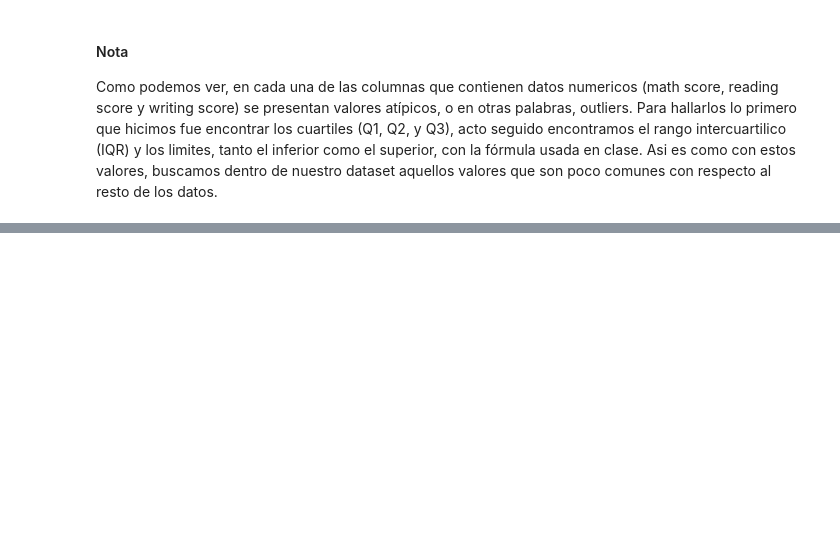
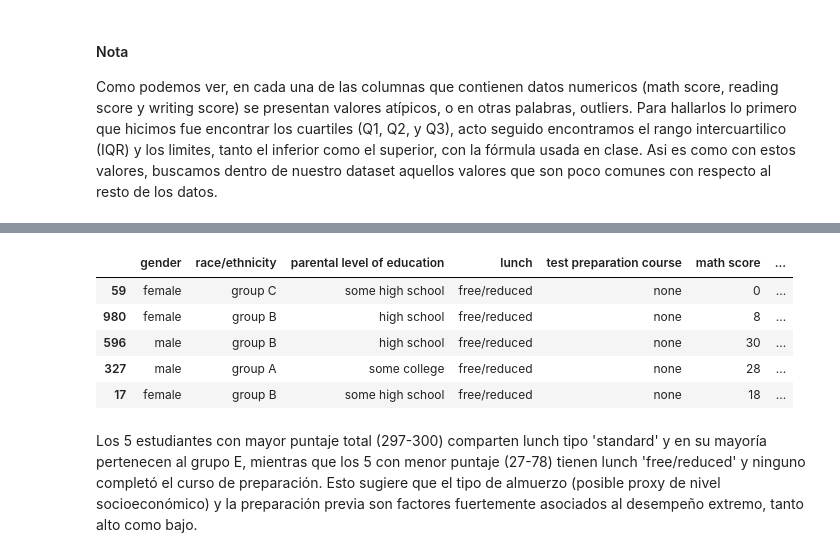
Before and after one commit to Salazar1022/machine-learning-workshop-1, a Jupyter notebook: workshop1.ipynb, the cells around one changed output, grey strips where cells are left out. Cells and saved outputs as stored; diff of their text form; code cells hidden in the pictures; blank space fills up the shorter version.

```diff
--- a/workshop1.ipynb
+++ b/workshop1.ipynb
@@ -402,0 +501,12 @@ Como podemos ver, en cada una de las columnas que contienen datos numericos (mat
+# %%
+bottom_5 = students_data.sort_values(by="total_score", ascending=True).head(5)
+bottom_5
+# %% [output]
+|  | gender | race/ethnicity | parental level of education | lunch | test preparation course | math score | ... |
+| 59 | female | group C | some high school | free/reduced | none | 0 | ... |
+| 980 | female | group B | high school | free/reduced | none | 8 | ... |
+| 596 | male | group B | high school | free/reduced | none | 30 | ... |
+| 327 | male | group A | some college | free/reduced | none | 28 | ... |
+| 17 | female | group B | some high school | free/reduced | none | 18 | ... |
+# %% [markdown]
+Los 5 estudiantes con mayor puntaje total (297-300) comparten lunch tipo 'standard' y en su mayoría pertenecen al grupo E, mientras que los 5 con menor puntaje (27-78) tienen lunch 'free/reduced' y ninguno completó el curso de preparación. Esto sugiere que el tipo de almuerzo (posible proxy de nivel socioeconómico) y la preparación previa son factores fuertemente asociados al desempeño extremo, tanto alto como bajo.
```
Also changed, not shown: parts of 19 cells of this notebook.
